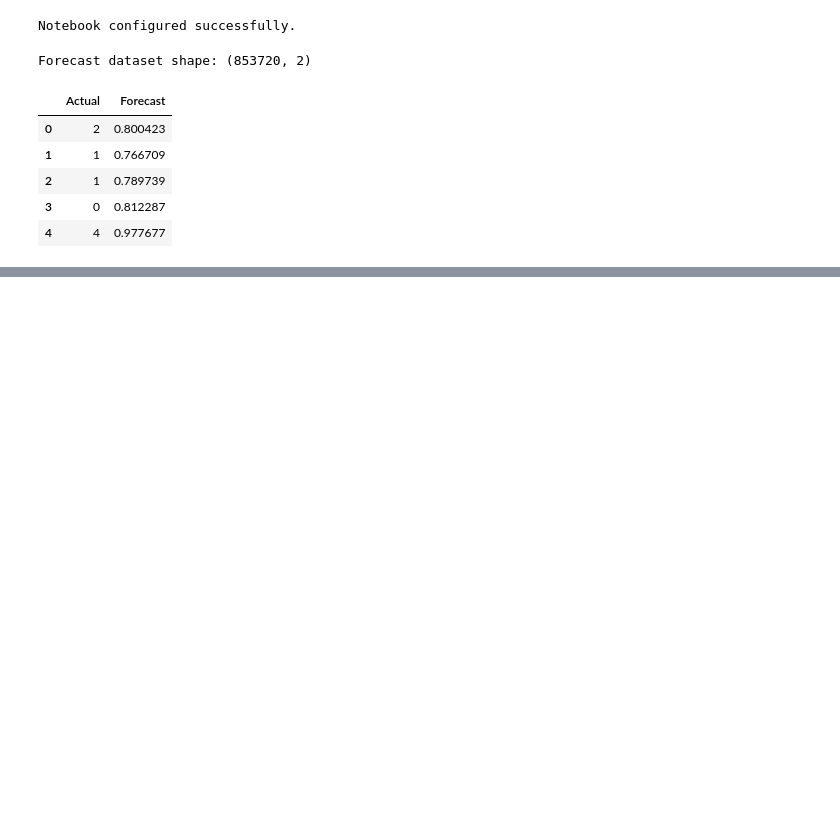
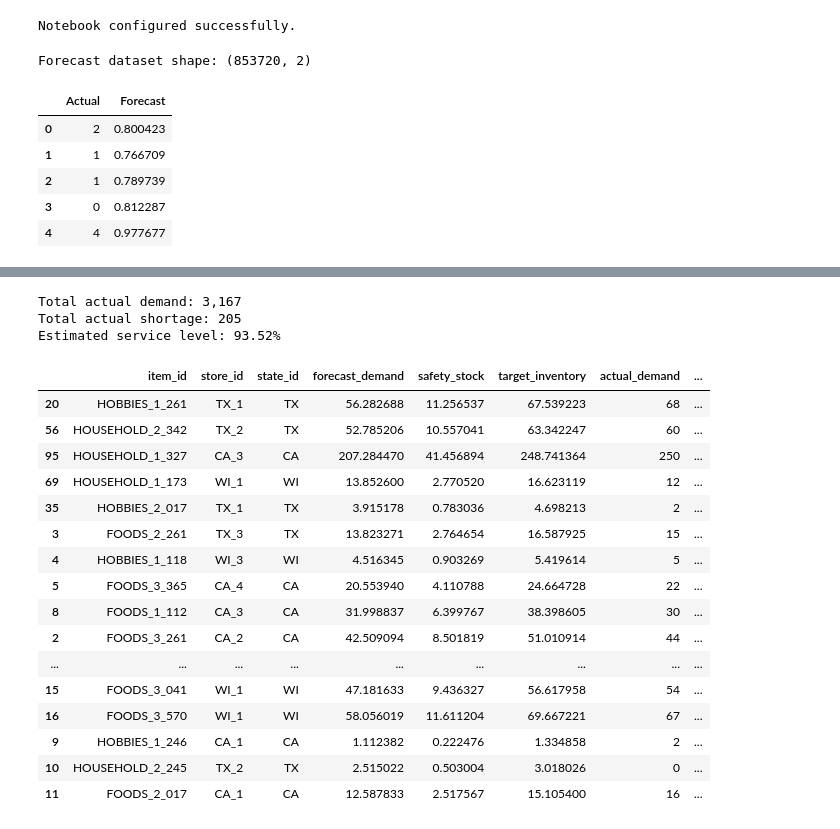
Before and after one commit to Sukh-sudo/retail-demand-forecasting-optimization, a Jupyter notebook: notebooks/08_Inventory_Optimization.ipynb, the cells around one changed output, grey strips where cells are left out. Cells and saved outputs as stored; diff of their text form; code cells hidden in the pictures; blank space fills up the shorter version.

```diff
--- a/notebooks/08_Inventory_Optimization.ipynb
+++ b/notebooks/08_Inventory_Optimization.ipynb
@@ -35,0 +209,7 @@ Forecast dataset shape: (853720, 2)
+# %%
+# Minimize holding and stockout costs
+model += pulp.lpSum(
+    optimization_sample.loc[i, "holding_cost"] * excess[i]
+    + optimization_sample.loc[i, "stockout_cost"] * shortage[i]
+    for i in items
+)
@@ -35,0 +294,59 @@ Forecast dataset shape: (853720, 2)
+# %%
+# Evaluate the recommended inventory plan using actual demand
+optimization_results["actual_shortage"] = (
+    optimization_results["actual_demand"]
+    - optimization_results["recommended_inventory"]
+).clip(lower=0)
+
+optimization_results["actual_excess"] = (
+    optimization_results["recommended_inventory"]
+    - optimization_results["actual_demand"]
+).clip(lower=0)
+
+total_actual_demand = optimization_results["actual_demand"].sum()
+total_actual_shortage = optimization_results["actual_shortage"].sum()
+
+service_level = 1 - (
+    total_actual_shortage / total_actual_demand
+)
+
+print(f"Total actual demand: {total_actual_demand:,.0f}")
+print(f"Total actual shortage: {total_actual_shortage:,.0f}")
+print(f"Estimated service level: {service_level:.2%}")
+# %% [output]
+Total actual demand: 3,167
+Total actual shortage: 205
+Estimated service level: 93.52%
+# %%
+optimization_results["inventory_gap_vs_forecast"] = (
+    optimization_results["recommended_inventory"]
+    - optimization_results["forecast_demand"]
+)
+
+optimization_results["inventory_gap_vs_target"] = (
+    optimization_results["recommended_inventory"]
+    - optimization_results["target_inventory"]
+)
+
+optimization_results.sort_values(
+    "expected_shortage",
+    ascending=False
+).head(20)
+# %% [output]
+|  | item_id | store_id | state_id | forecast_demand | safety_stock | target_inventory | actual_demand | ... |
+| 20 | HOBBIES_1_261 | TX_1 | TX | 56.282688 | 11.256537 | 67.539223 | 68 | ... |
+| 56 | HOUSEHOLD_2_342 | TX_2 | TX | 52.785206 | 10.557041 | 63.342247 | 60 | ... |
+| 95 | HOUSEHOLD_1_327 | CA_3 | CA | 207.284470 | 41.456894 | 248.741364 | 250 | ... |
+| 69 | HOUSEHOLD_1_173 | WI_1 | WI | 13.852600 | 2.770520 | 16.623119 | 12 | ... |
+| 35 | HOBBIES_2_017 | TX_1 | TX | 3.915178 | 0.783036 | 4.698213 | 2 | ... |
+| 3 | FOODS_2_261 | TX_3 | TX | 13.823271 | 2.764654 | 16.587925 | 15 | ... |
+| 4 | HOBBIES_1_118 | WI_3 | WI | 4.516345 | 0.903269 | 5.419614 | 5 | ... |
+| 5 | FOODS_3_365 | CA_4 | CA | 20.553940 | 4.110788 | 24.664728 | 22 | ... |
+| 8 | FOODS_1_112 | CA_3 | CA | 31.998837 | 6.399767 | 38.398605 | 30 | ... |
+| 2 | FOODS_3_261 | CA_2 | CA | 42.509094 | 8.501819 | 51.010914 | 44 | ... |
+| ... | ... | ... | ... | ... | ... | ... | ... | ... |
+| 15 | FOODS_3_041 | WI_1 | WI | 47.181633 | 9.436327 | 56.617958 | 54 | ... |
+| 16 | FOODS_3_570 | WI_1 | WI | 58.056019 | 11.611204 | 69.667221 | 67 | ... |
+| 9 | HOBBIES_1_246 | CA_1 | CA | 1.112382 | 0.222476 | 1.334858 | 2 | ... |
+| 10 | HOUSEHOLD_2_245 | TX_2 | TX | 2.515022 | 0.503004 | 3.018026 | 0 | ... |
+| 11 | FOODS_2_017 | CA_1 | CA | 12.587833 | 2.517567 | 15.105400 | 16 | ... |
```
Also changed, not shown: parts of 11 cells of this notebook.
